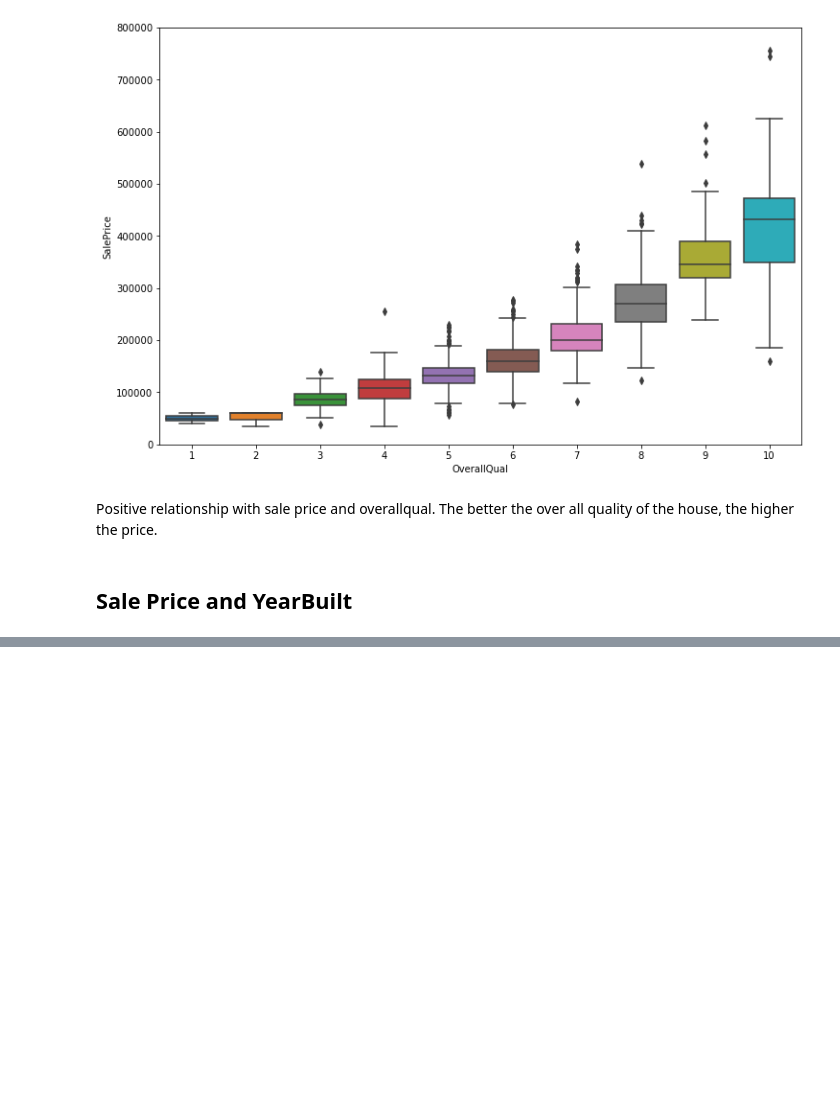
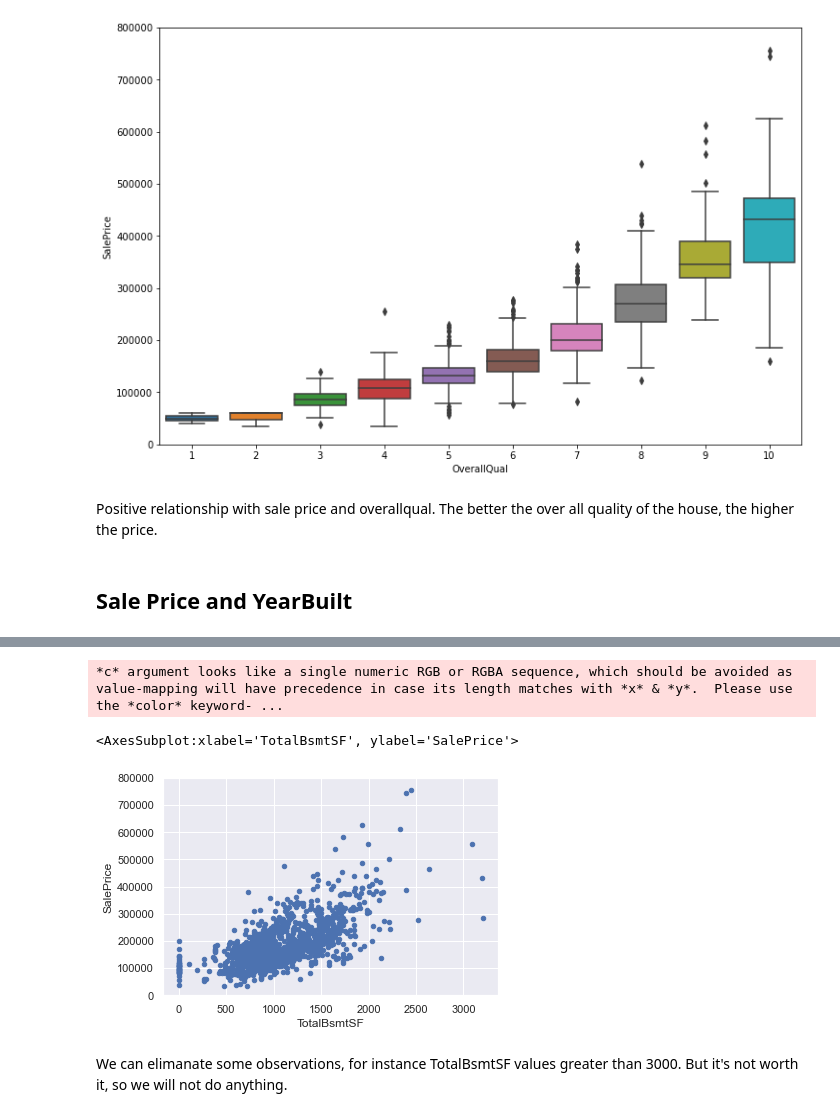
Before and after one commit to supermanimmy/ds-project-house-prices, a Jupyter notebook: House Price Exploration.ipynb, the cells around one changed output, grey strips where cells are left out. Cells and saved outputs as stored; diff of their text form; code cells hidden in the pictures; blank space fills up the shorter version.

```diff
--- a/House Price Exploration.ipynb
+++ b/House Price Exploration.ipynb
@@ -205,0 +275,18 @@ AttributeError: 'Series' object has no attribute 'sort_valuesalues'
+# %%
+#deleting points
+
+df_train.sort_values(by = 'GrLivArea', ascending=False)[:2]
+df_train = df_train.drop(df_train[df_train['Id'] == 1299].index)
+df_train = df_train.drop(df_train[df_train['Id'] == 524].index)
+# %%
+# bivariate analysis saleprice/TotalBsmtSF
+
+var = 'TotalBsmtSF'
+data = pd.concat([df_train['SalePrice'], df_train[var]], axis = 1)
+data.plot.scatter(x=var, y='SalePrice', ylim=(0,800000))
+# %% [output]
+*c* argument looks like a single numeric RGB or RGBA sequence, which should be avoided as value-mapping will have precedence in case its length matches with *x* & *y*.  Please use the *color* keyword- ...
+<AxesSubplot:xlabel='TotalBsmtSF', ylabel='SalePrice'>
+[figure, added]
+# %% [markdown]
+We can elimanate some observations, for instance TotalBsmtSF values greater than 3000. But it's not worth it, so we will not do anything.
```
Also changed, not shown: parts of 34 cells of this notebook.
